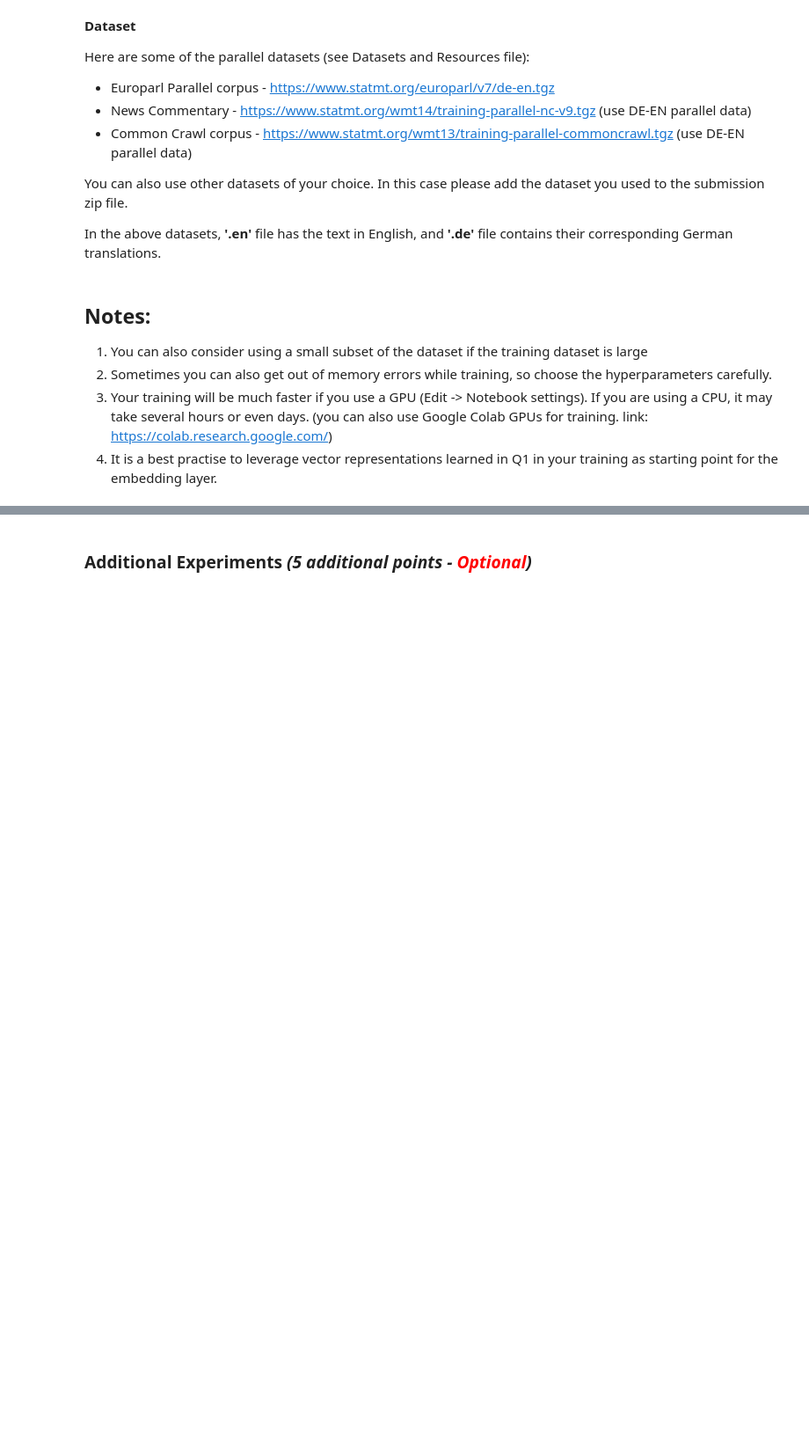
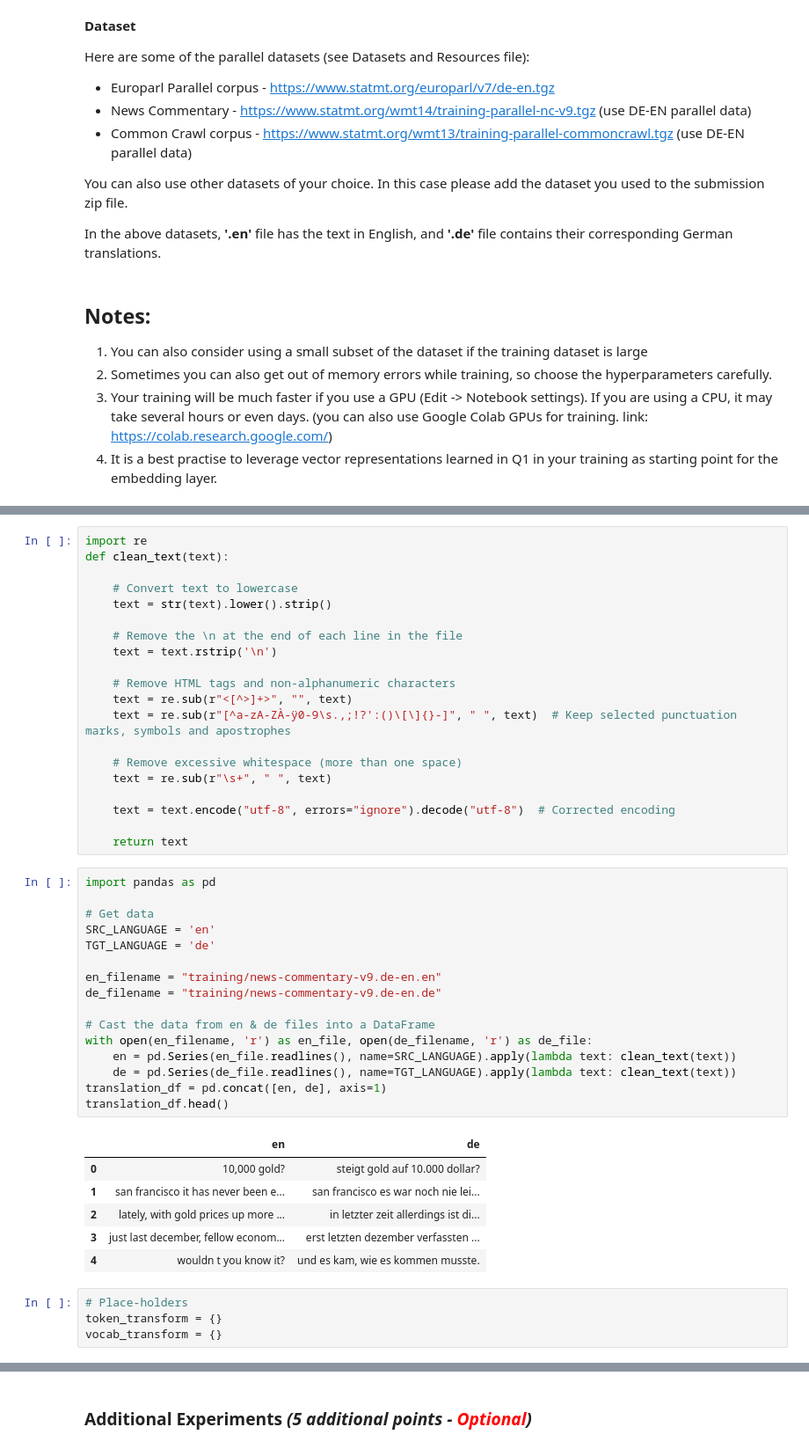
Before and after one commit to jdai01/CAI_NatL, a Jupyter notebook: Assignment 3/Assignment_3_SS25.ipynb, the cells around one changed output, grey strips where cells are left out. Shown at 88% size. Drawn from its saved outputs; the diff is of its cells as text; blank space fills up the shorter version.

```diff
--- a/Assignment 3/Assignment_3_SS25.ipynb
+++ b/Assignment 3/Assignment_3_SS25.ipynb
@@ -292,0 +419,47 @@ news-commentary-v9.de-en.de - data obtained (subset of 100)
+# %%
+import re
+def clean_text(text):
+
+    # Convert text to lowercase
+    text = str(text).lower().strip()
+
+    # Remove the \n at the end of each line in the file
+    text = text.rstrip('\n')
+
+    # Remove HTML tags and non-alphanumeric characters
+    text = re.sub(r"<[^>]+>", "", text)
+    text = re.sub(r"[^a-zA-ZÀ-ÿ0-9\s.,;!?':()\[\]{}-]", " ", text)  # Keep selected punctuation marks, symbols and apostrophes
+
+    # Remove excessive whitespace (more than one space)
+    text = re.sub(r"\s+", " ", text)
+
+    text = text.encode("utf-8", errors="ignore").decode("utf-8")  # Corrected encoding
+
+    return text
+# %%
+import pandas as pd
+
+# Get data
+SRC_LANGUAGE = 'en'
+TGT_LANGUAGE = 'de'
+
+en_filename = "training/news-commentary-v9.de-en.en"
+de_filename = "training/news-commentary-v9.de-en.de"
+
+# Cast the data from en & de files into a DataFrame
+with open(en_filename, 'r') as en_file, open(de_filename, 'r') as de_file:
+    en = pd.Series(en_file.readlines(), name=SRC_LANGUAGE).apply(lambda text: clean_text(text))
+    de = pd.Series(de_file.readlines(), name=TGT_LANGUAGE).apply(lambda text: clean_text(text))
+translation_df = pd.concat([en, de], axis=1)
+translation_df.head()
+# %% [output]
+|  | en | de |
+| 0 | 10,000 gold? | steigt gold auf 10.000 dollar? |
+| 1 | san francisco it has never been e... | san francisco es war noch nie lei... |
+| 2 | lately, with gold prices up more ... | in letzter zeit allerdings ist di... |
+| 3 | just last december, fellow econom... | erst letzten dezember verfassten ... |
+| 4 | wouldn t you know it? | und es kam, wie es kommen musste. |
+# %%
+# Place-holders
+token_transform = {}
+vocab_transform = {}
```
Also changed, not shown: parts of 20 cells of this notebook.
